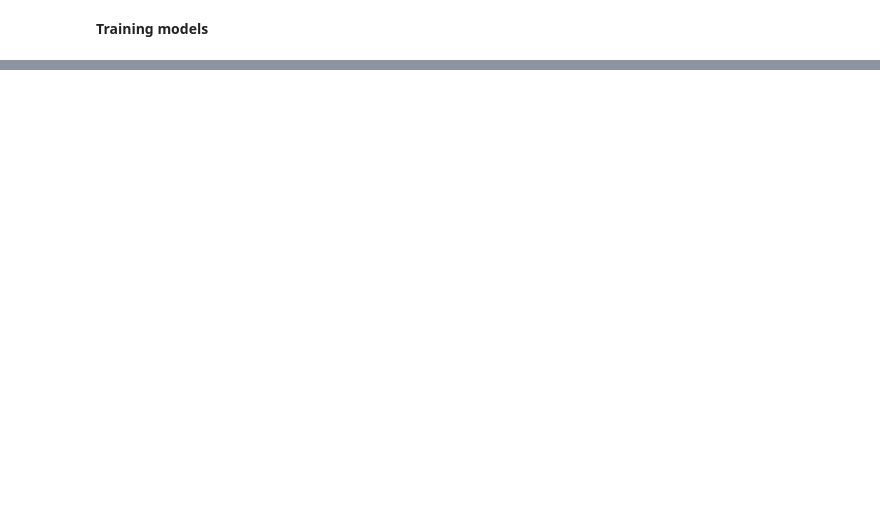
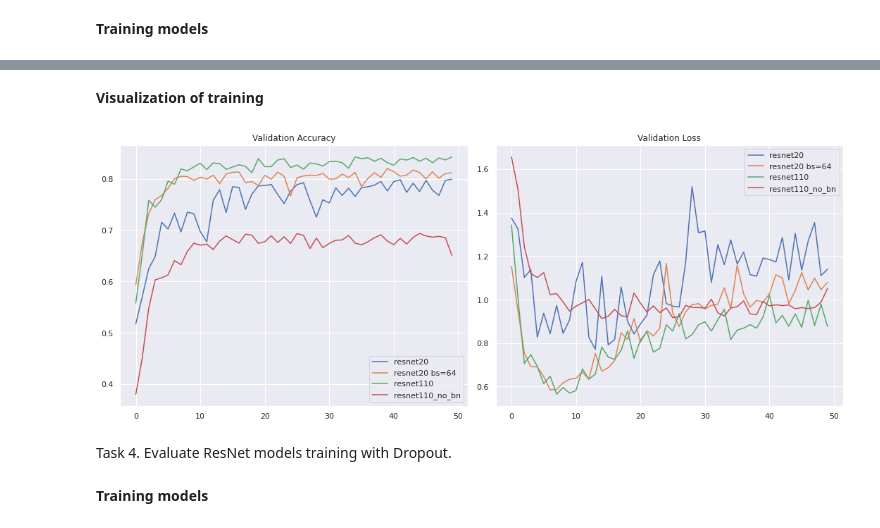
Before and after one commit to anastasiiakhil/Intro_to_DS, a Jupyter notebook: lab12.ipynb, the cells around one changed output, grey strips where cells are left out. Saved outputs shown, nothing was run; the diff lists cells and outputs as text; code cells hidden in the pictures; blank space fills up the shorter version.

```diff
--- a/lab12.ipynb
+++ b/lab12.ipynb
@@ -222,0 +407,10 @@ Train Epoch: 50 Time: 00:19:51 Accuracy: 0.7437999844551086, GPU_Mem_alloc: 3547
+# %% [markdown]
+__Visualization of training__
+# %%
+acc_loss_graph(accuracies, losses, ['resnet20','resnet20 bs=64', 'resnet110', 'resnet110_no_bn'])
+# %% [output]
+[figure, added]
+# %% [markdown]
+Task 4. Evaluate ResNet models training with Dropout.
+# %% [markdown]
+__Training models__
```
Also changed, not shown: parts of 32 cells of this notebook.
